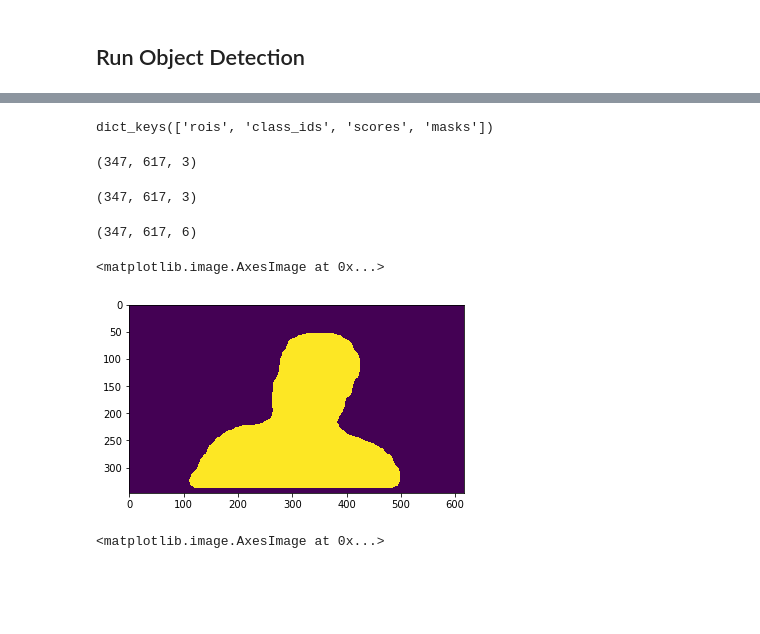
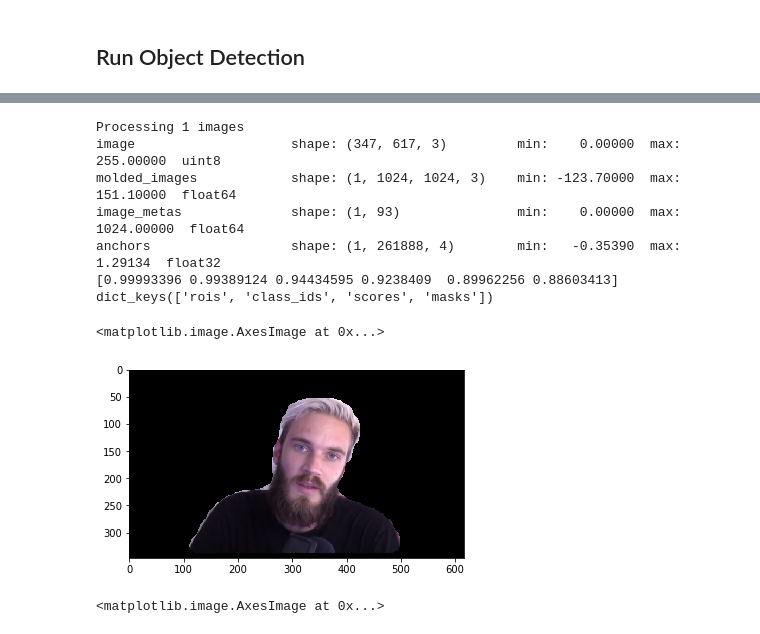
Before and after one commit to mendeltem/image_segmentation, a Jupyter notebook: samples/segment.ipynb, the cells around one changed output, grey strips where cells are left out. Drawn from its saved outputs; the diff is of its cells as text; code cells hidden in the pictures; blank space fills up the shorter version.

```diff
--- a/samples/segment.ipynb
+++ b/samples/segment.ipynb
@@ -156,24 +114,41 @@ array([0.99993396, 0.99389124, 0.94434595, 0.9238409 , 0.89962256,
-# %%
-r.keys()
-# %% [output]
-dict_keys(['rois', 'class_ids', 'scores', 'masks'])
-# %%
-r['masks'][:,:,:3].shape
-# %% [output]
-(347, 617, 3)
-# %%
-image.shape
-# %% [output]
-(347, 617, 3)
-# %%
-r['masks'].shape
-# %% [output]
-(347, 617, 6)
-# %%
-plt.imshow(r['masks'][:,:,0])
-# %% [output]
-<matplotlib.image.AxesImage at 0x...>
-[figure, removed]
+# %%
+# Load a random image from the images folder
+file_names = next(os.walk(IMAGE_DIR))[2]
+image = skimage.io.imread(os.path.join(IMAGE_DIR, file_names[3]))
+
+# Run detection
+results = model.detect([image], verbose=1)
+r = results[0]
+plt.imshow(r['masks'][:,:,0])
+
+
+print(r['scores'])
+print(r.keys())
+
+blue  =  r['masks'][:,:,0]
+green =  r['masks'][:,:,0]
+red   =  r['masks'][:,:,0]
+"""Create a blank image that has three channels
+and the same number of pixels as your original input"""
+needed_multi_channel_img = np.zeros((red.shape[0], red.shape[1], 3))
+
+"""Add the channels to the needed image one by one"""
+needed_multi_channel_img [:,:,0] = green
+needed_multi_channel_img [:,:,1] = red
+needed_multi_channel_img [:,:,2] = blue
+
+new = (needed_multi_channel_img*image).astype(np.uint8)
+plt.imshow(new)
+# %% [output]
+Processing 1 images
+image                    shape: (347, 617, 3)         min:    0.00000  max:  255.00000  uint8
+molded_images            shape: (1, 1024, 1024, 3)    min: -123.70000  max:  151.10000  float64
+image_metas              shape: (1, 93)               min:    0.00000  max: 1024.00000  float64
+anchors                  shape: (1, 261888, 4)        min:   -0.35390  max:    1.29134  float32
+[0.99993396 0.99389124 0.94434595 0.9238409  0.89962256 0.88603413]
+dict_keys(['rois', 'class_ids', 'scores', 'masks'])
+<matplotlib.image.AxesImage at 0x...>
+[figure, added]
 # %%
 plt.imshow(image)
 # %% [output]
```
Also changed, not shown: parts of 8 cells of this notebook, 4 other files.
